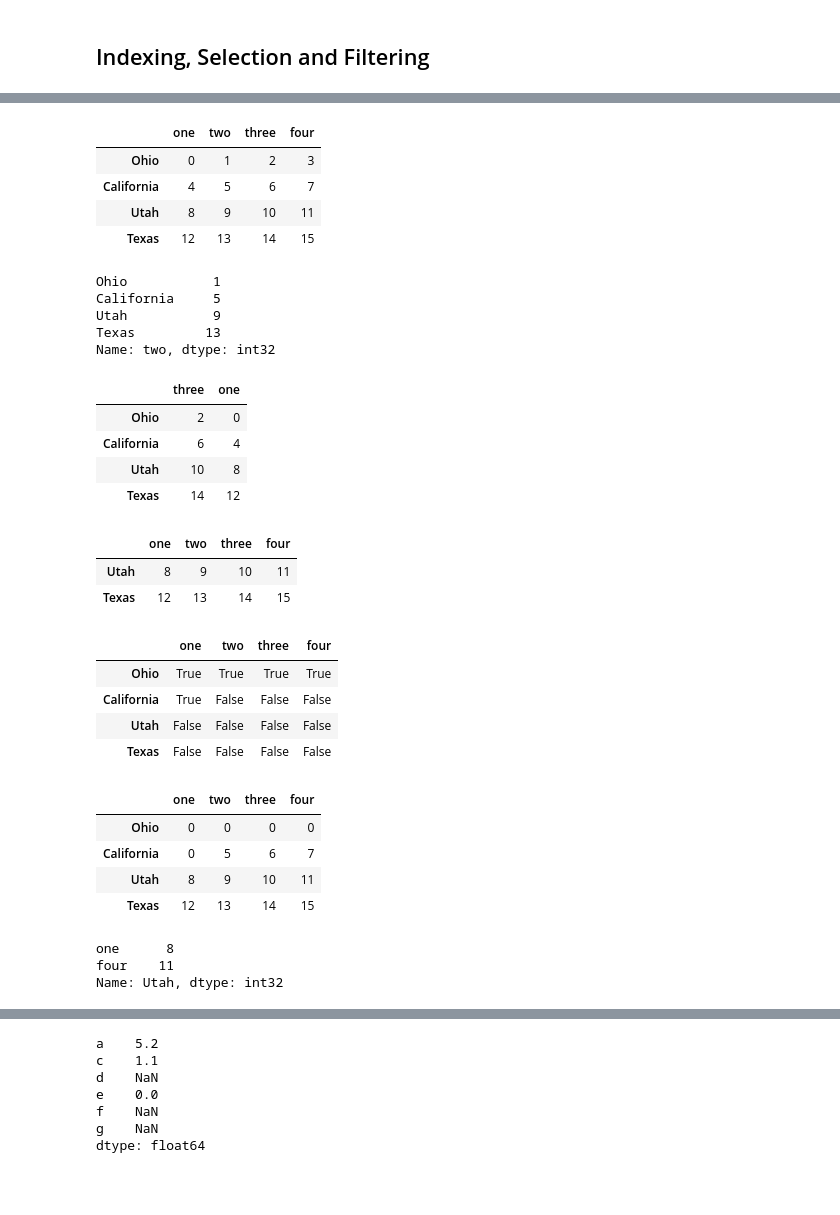
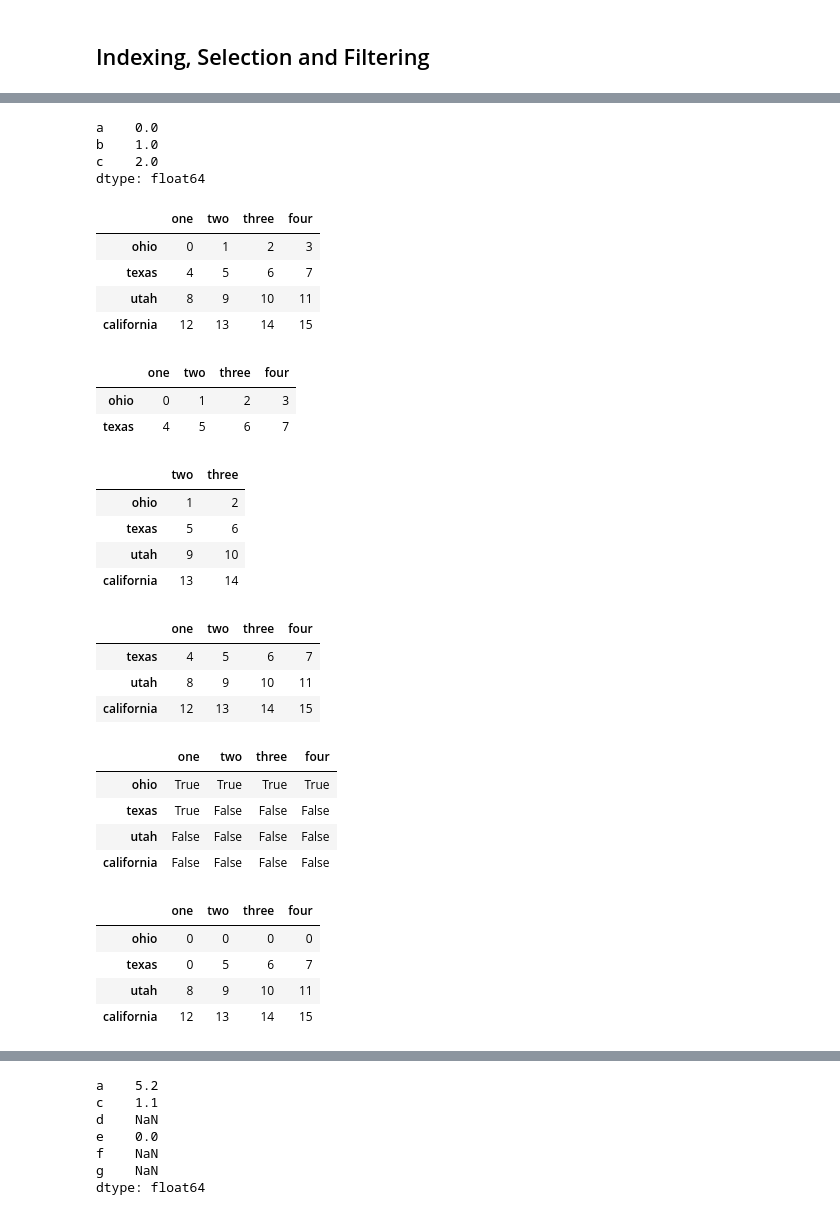
Before and after one commit to vikasAWA/Python-for-data-analysis, a Jupyter notebook: getting_started_pandas.ipynb, the cells around one changed output, grey strips where cells are left out. Saved outputs shown, nothing was run; the diff lists cells and outputs as text; code cells hidden in the pictures; blank space fills up the shorter version.

```diff
--- a/getting_started_pandas.ipynb
+++ b/getting_started_pandas.ipynb
@@ -676,7 +656,6 @@ dtype: float64
 # %%
-data = pd.DataFrame(np.arange(16).reshape((4,4)),
-                   index=['Ohio', 'California', 'Utah', 'Texas'],
-                   columns=['one', 'two', 'three', 'four'])
+data = pd.DataFrame(np.arange(16).reshape((4,4)), index= ['ohio', 'texas', 'utah', 'california'],
+                    columns=['one', 'two', 'three', 'four'])
 # %%
 data
 # %% [output]
@@ -804,54 +762,54 @@ dtype: int32
+# %%
+obj.iloc[[0, 1, 2]]
+# %% [output]
+a    0.0
+b    1.0
+c    2.0
+dtype: float64
 # %%
 data
 # %% [output]
 |  | one | two | three | four |
-| Ohio | 0 | 1 | 2 | 3 |
-| California | 4 | 5 | 6 | 7 |
-| Utah | 8 | 9 | 10 | 11 |
-| Texas | 12 | 13 | 14 | 15 |
+| ohio | 0 | 1 | 2 | 3 |
+| texas | 4 | 5 | 6 | 7 |
+| utah | 8 | 9 | 10 | 11 |
+| california | 12 | 13 | 14 | 15 |
+# %%
+data[:2]
+# %% [output]
+|  | one | two | three | four |
+| ohio | 0 | 1 | 2 | 3 |
+| texas | 4 | 5 | 6 | 7 |
 # %%
-data['two']
+data[['two', 'three']]
 # %% [output]
-Ohio           1
-California     5
-Utah           9
-Texas         13
-Name: two, dtype: int32
+|  | two | three |
+| ohio | 1 | 2 |
+| texas | 5 | 6 |
+| utah | 9 | 10 |
+| california | 13 | 14 |
 # %%
-data[['three', 'one']]
+data[data['three'] > 5]
 # %% [output]
-|  | three | one |
-| Ohio | 2 | 0 |
-| California | 6 | 4 |
-| Utah | 10 | 8 |
-| Texas | 14 | 12 |
+|  | one | two | three | four |
+| texas | 4 | 5 | 6 | 7 |
+| utah | 8 | 9 | 10 | 11 |
+| california | 12 | 13 | 14 | 15 |
-# %%
-data[(data['three'] > 5 ) & (data['four'] > 7)]
-# %% [output]
-|  | one | two | three | four |
-| Utah | 8 | 9 | 10 | 11 |
-| Texas | 12 | 13 | 14 | 15 |
 # %%
 data < 5
 # %% [output]
 |  | one | two | three | four |
-| Ohio | True | True | True | True |
-| California | True | False | False | False |
-| Utah | False | False | False | False |
-| Texas | False | False | False | False |
+| ohio | True | True | True | True |
+| texas | True | False | False | False |
+| utah | False | False | False | False |
+| california | False | False | False | False |
 # %%
 data[data < 5] = 0
 # %%
 data
 # %% [output]
 |  | one | two | three | four |
-| Ohio | 0 | 0 | 0 | 0 |
-| California | 0 | 5 | 6 | 7 |
-| Utah | 8 | 9 | 10 | 11 |
-| Texas | 12 | 13 | 14 | 15 |
+| ohio | 0 | 0 | 0 | 0 |
+| texas | 0 | 5 | 6 | 7 |
+| utah | 8 | 9 | 10 | 11 |
+| california | 12 | 13 | 14 | 15 |
-# %%
-data.loc['Utah', ['one', 'four']]
-# %% [output]
-one      8
-four    11
-Name: Utah, dtype: int32
```
Also changed, not shown: parts of 205 cells of this notebook, 2 other files.
